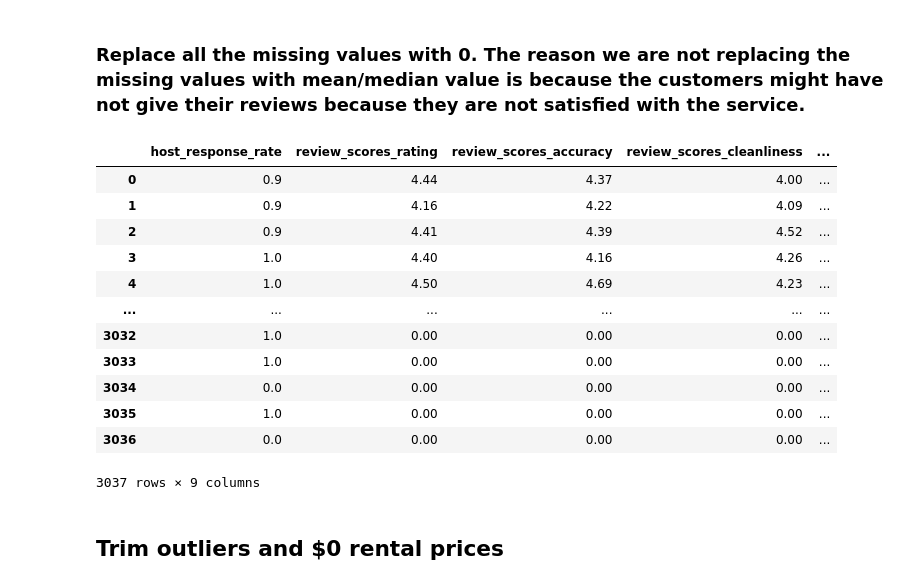
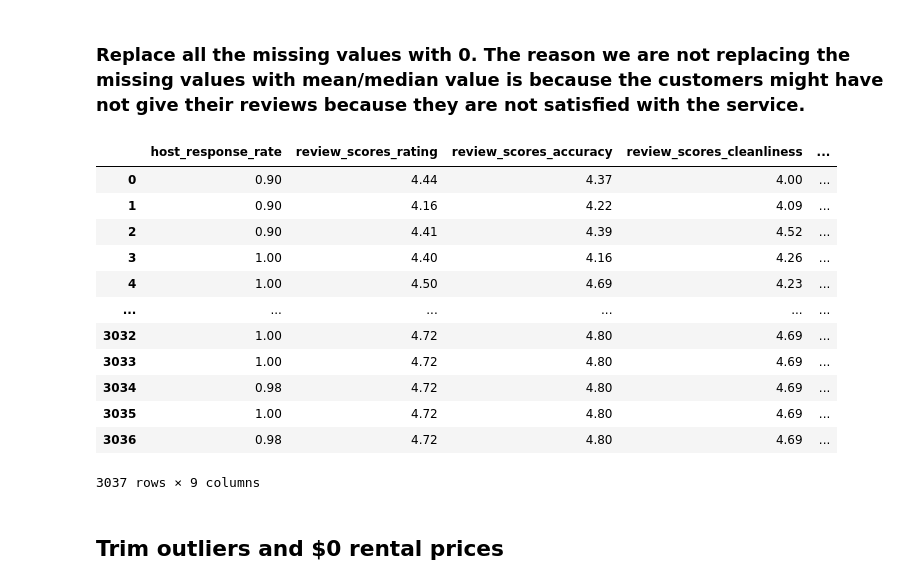
Before and after one commit to jingjietan/sc1015-project, a Jupyter notebook: data-preparation.ipynb, the cells around one changed output. Drawn from its saved outputs; the diff is of its cells as text; code cells hidden in the pictures.

```diff
--- a/data-preparation.ipynb
+++ b/data-preparation.ipynb
@@ -355,31 +355,40 @@ Data type: <class 'pandas.core.frame.DataFrame'>
 Data dimensions:  (3037, 74)
 # %% [markdown]
 ### Replace all the missing values with 0. The reason we are not replacing the missing values with mean/median value is because the customers might have not give their reviews because they are not satisfied with the service.
+# %%
+for col in ['host_response_rate', 'review_scores_rating','review_scores_accuracy','review_scores_cleanliness',
+            'review_scores_checkin','review_scores_communication','review_scores_location','review_scores_value']:
+
+    df[col].fillna(df[col].median(), inplace=True)
+
+df[['host_response_rate','review_scores_rating','review_scores_accuracy','review_scores_cleanliness',
+    'review_scores_checkin','review_scores_checkin','review_scores_communication','review_scores_location',
+    'review_scores_value']].head(n=len(df))
+# %% [output]
+|  | host_response_rate | review_scores_rating | review_scores_accuracy | review_scores_cleanliness | ... |
+| 0 | 0.90 | 4.44 | 4.37 | 4.00 | ... |
+| 1 | 0.90 | 4.16 | 4.22 | 4.09 | ... |
+| 2 | 0.90 | 4.41 | 4.39 | 4.52 | ... |
+| 3 | 1.00 | 4.40 | 4.16 | 4.26 | ... |
+| 4 | 1.00 | 4.50 | 4.69 | 4.23 | ... |
+| ... | ... | ... | ... | ... | ... |
+| 3032 | 1.00 | 4.72 | 4.80 | 4.69 | ... |
+| 3033 | 1.00 | 4.72 | 4.80 | 4.69 | ... |
+| 3034 | 0.98 | 4.72 | 4.80 | 4.69 | ... |
+| 3035 | 1.00 | 4.72 | 4.80 | 4.69 | ... |
+| 3036 | 0.98 | 4.72 | 4.80 | 4.69 | ... |
+3037 rows × 9 columns
 # %%
-df['host_response_rate'] = df['host_response_rate'].fillna(0)
-df['review_scores_rating'] = df['review_scores_rating'].fillna(0)
-df['review_scores_accuracy'] = df['review_scores_accuracy'].fillna(0)
-df['review_scores_cleanliness'] = df['review_scores_cleanliness'].fillna(0)
-df['review_scores_checkin'] = df['review_scores_checkin'].fillna(0)
-df['review_scores_communication'] = df['review_scores_communication'].fillna(0)
-df['review_scores_location'] = df['review_scores_location'].fillna(0)
-df['review_scores_value'] = df['review_scores_value'].fillna(0)
+# df['host_response_rate'] = df['host_response_rate'].fillna(0)
+# df['review_scores_rating'] = df['review_scores_rating'].fillna(0)
+# df['review_scores_accuracy'] = df['review_scores_accuracy'].fillna(0)
+# df['review_scores_cleanliness'] = df['review_scores_cleanliness'].fillna(0)
+# df['review_scores_checkin'] = df['review_scores_checkin'].fillna(0)
+# df['review_scores_communication'] = df['review_scores_communication'].fillna(0)
+# df['review_scores_location'] = df['review_scores_location'].fillna(0)
+# df['review_scores_value'] = df['review_scores_value'].fillna(0)
 
-df[['host_response_rate','review_scores_rating','review_scores_accuracy','review_scores_cleanliness','review_scores_checkin','review_scores_checkin','review_scores_communication','review_scores_location','review_scores_value']].head(n=3037)
+# df[['host_response_rate','review_scores_rating','review_scores_accuracy','review_scores_cleanliness','review_scores_checkin','review_scores_checkin','review_scores_communication','review_scores_location','review_scores_value']].head(n=3037)
-# %% [output]
-|  | host_response_rate | review_scores_rating | review_scores_accuracy | review_scores_cleanliness | ... |
-| 0 | 0.9 | 4.44 | 4.37 | 4.00 | ... |
-| 1 | 0.9 | 4.16 | 4.22 | 4.09 | ... |
-| 2 | 0.9 | 4.41 | 4.39 | 4.52 | ... |
-| 3 | 1.0 | 4.40 | 4.16 | 4.26 | ... |
-| 4 | 1.0 | 4.50 | 4.69 | 4.23 | ... |
-| ... | ... | ... | ... | ... | ... |
-| 3032 | 1.0 | 0.00 | 0.00 | 0.00 | ... |
-| 3033 | 1.0 | 0.00 | 0.00 | 0.00 | ... |
-| 3034 | 0.0 | 0.00 | 0.00 | 0.00 | ... |
-| 3035 | 1.0 | 0.00 | 0.00 | 0.00 | ... |
-| 3036 | 0.0 | 0.00 | 0.00 | 0.00 | ... |
-3037 rows × 9 columns
 # %% [markdown]
 ## Trim outliers and $0 rental prices
 # %%
```
Also changed, not shown: parts of 2 cells of this notebook, 3 other files.
